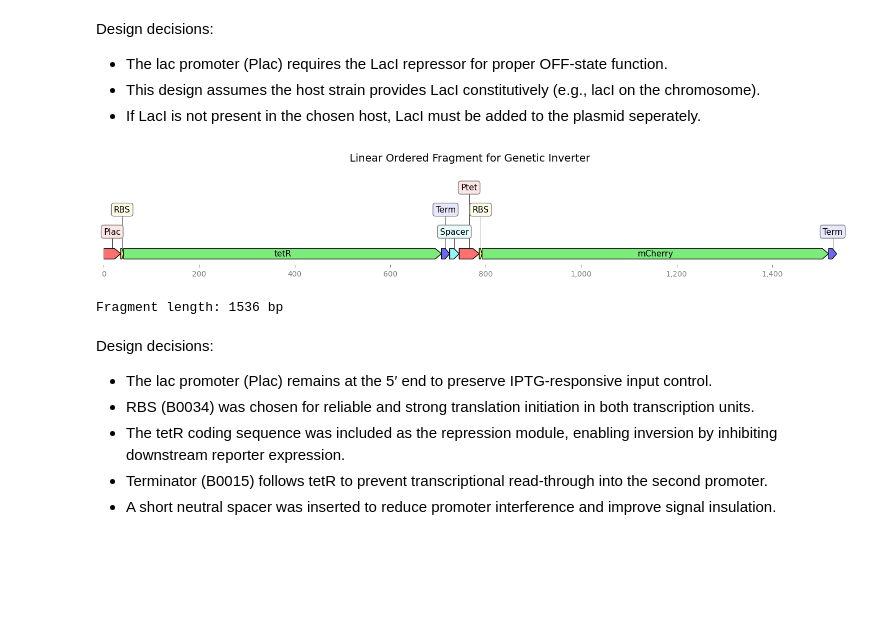
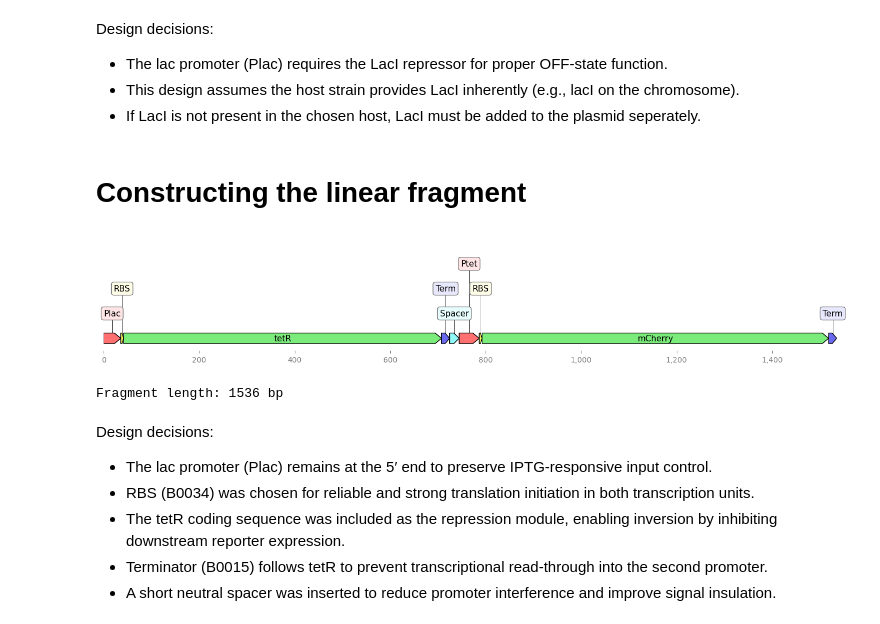
Before and after one commit to grkovicdorothea/The-Inverter, a Jupyter notebook: The-Inverter.ipynb, the cells around one changed output. Saved outputs shown, nothing was run; the diff lists cells and outputs as text; code cells hidden in the pictures; blank space fills up the shorter version.

```diff
--- a/The-Inverter.ipynb
+++ b/The-Inverter.ipynb
@@ -48,8 +49,10 @@ plt.show()
 # %% [markdown]
 Design decisions:
 - The lac promoter (Plac) requires the LacI repressor for proper OFF-state function.
-- This design assumes the host strain provides LacI constitutively (e.g., lacI on the chromosome).
+- This design assumes the host strain provides LacI inherently (e.g., lacI on the chromosome).
 - If LacI is not present in the chosen host, LacI must be added to the plasmid seperately.
+# %% [markdown]
+# Constructing the linear fragment
 # %%
 %matplotlib inline
 
@@ -59,13 +62,13 @@ from Bio.SeqFeature import SeqFeature, FeatureLocation
 from dna_features_viewer import GraphicFeature, GraphicRecord
 import matplotlib.pyplot as plt
 
-Plac      = "TTTACACTTTATGCTTCCGGCTCGTATAATGTGTGG"          # lac promoter
-RBS       = "AGGAGG"                                       # B0034 ribosome binding site
-tetR_CDS  = "ATG" + "A"*660 + "TGA"                        # tetR ~ 221 aa
-Term      = "TTATTTATTTATTTAGG"                            # B0015-like terminator
-Spacer    = "G"*20                                         # insulation spacer
-Ptet      = "TCCCTATCAGTGATAGAGATTGACATCCCTATCAGTGATAGA"   # Ptet promoter
-mCherry   = "ATG" + "C"*720 + "TAA"                        # reporter ~ 240 aa
+Plac = "TTTACACTTTATGCTTCCGGCTCGTATAATGTGTGG" # lac promoter
+RBS = "AGGAGG" # B0034 ribosome binding site
+tetR_CDS = "ATG" + "A"*660 + "TGA" # tetR ~ 221 aa
+Term = "TTATTTATTTATTTAGG" # B0015-like terminator
+Spacer = "G"*20 # insulation spacer
+Ptet = "TCCCTATCAGTGATAGAGATTGACATCCCTATCAGTGATAGA" # Ptet promoter
+mCherry = "ATG" + "C"*720 + "TAA" # reporter ~ 240 aa
 
 fragment_seq = Seq(
     Plac + RBS + tetR_CDS + Term +
@@ -80,7 +83,6 @@ record = SeqRecord(
 )
 
 record.features = [
-    # Input transcription unit
     SeqFeature(FeatureLocation(0, len(Plac)), type="promoter", qualifiers={"label": ["Plac"]}),
     SeqFeature(FeatureLocation(len(Plac), len(Plac) + len(RBS)), type="RBS", qualifiers={"label": ["RBS"]}),
     SeqFeature(FeatureLocation(len(Plac) + len(RBS),
@@ -112,40 +114,39 @@ record.features = [
         len(fragment_seq)),
         type="terminator", qualifiers={"label": ["Term"]})
 ]
 
 feature_colors = {
-    "promoter":   "#FF7171",
-    "RBS":        "#F3F35F",
-    "CDS":        "#7BEB7B",
-    "terminator": "#6A6AF1",
-    "misc_feature": "#91F8F8"
+    "promoter":"#FF7171",
+    "RBS":"#F3F35F",
+    "CDS":"#7BEB7B",
+    "terminator":"#6A6AF1",
+    "misc_feature":"#91F8F8"
 }
 
 graphic_features = []
 for f in record.features:
     name = f.qualifiers["label"][0]
     typ = f.type
     color = feature_colors.get(typ, "#91F8F8")
     graphic_features.append(
         GraphicFeature(
             start=int(f.location.start),
             end=int(f.location.end),
             strand=+1,
             label=name,
             color=color
         )
     )
 
 graphic_record = GraphicRecord(sequence_length=len(record.seq), features=graphic_features)
 
 ax, _ = graphic_record.plot(figure_width=14)
-ax.set_title("Linear Ordered Fragment for Genetic Inverter", fontsize=14)
 plt.tight_layout()
 plt.show()
 
 print("Fragment length:", len(fragment_seq), "bp")
 # %% [output]
-[figure, old version]
+[figure, new version]
 Fragment length: 1536 bp
 # %% [markdown]
 Design decisions:
```
Also changed, not shown: parts of 5 cells of this notebook.
